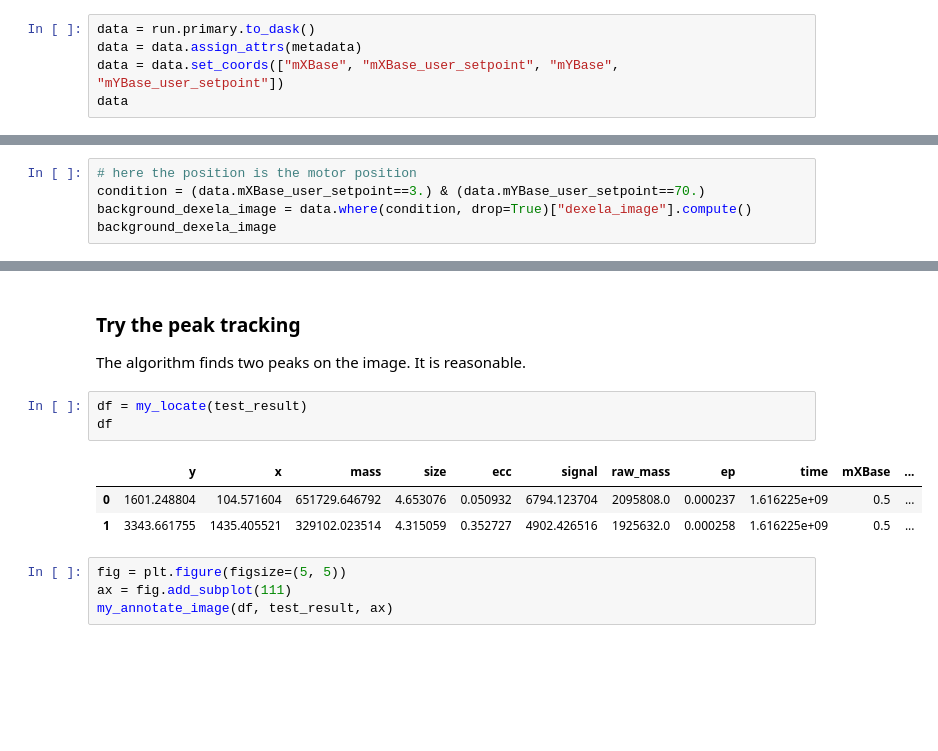
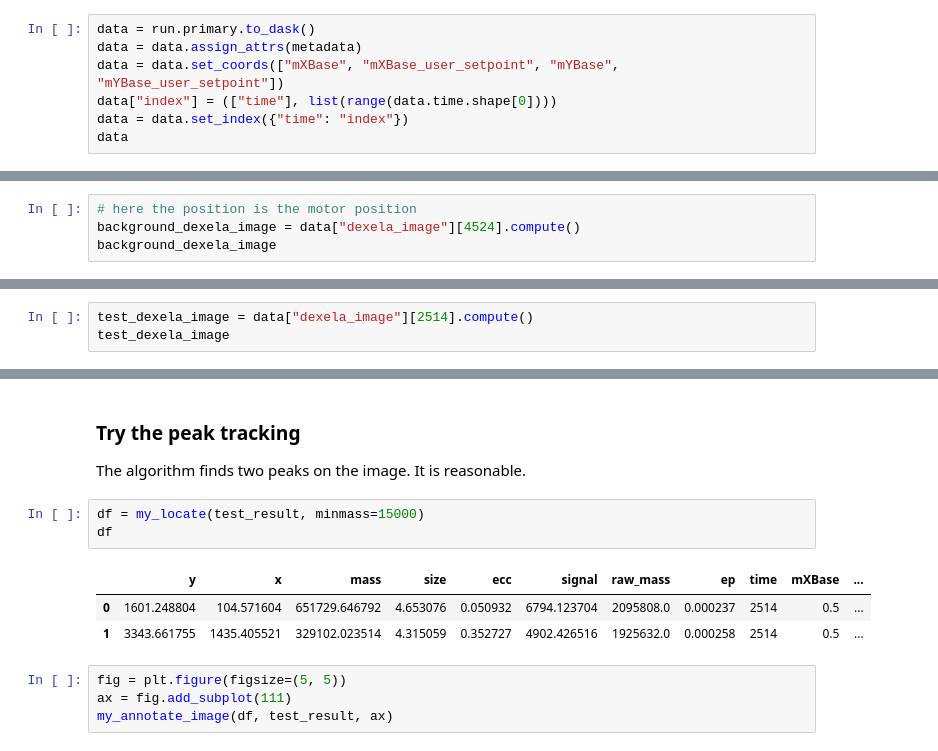
Before and after one commit to st3107/tomology, a Jupyter notebook: notebooks/explore_data.ipynb, the cells around one changed output, grey strips where cells are left out. Saved outputs shown, nothing was run; the diff lists cells and outputs as text; blank space fills up the shorter version.

```diff
--- a/notebooks/explore_data.ipynb
+++ b/notebooks/explore_data.ipynb
@@ -52,5 +52,7 @@ BlueskyRun
 data = run.primary.to_dask()
 data = data.assign_attrs(metadata)
 data = data.set_coords(["mXBase", "mXBase_user_setpoint", "mYBase", "mYBase_user_setpoint"])
+data["index"] = (["time"], list(range(data.time.shape[0])))
+data = data.set_index({"time": "index"})
 data
 # %% [output]
@@ -145,7 +147,6 @@ _ = my_color_map(total_intensity, size=12)
 Pick one image of pure air scattering as the background and use it to subtract other images.
 # %%
 # here the position is the motor position
-condition = (data.mXBase_user_setpoint==3.) & (data.mYBase_user_setpoint==70.)
-background_dexela_image = data.where(condition, drop=True)["dexela_image"].compute()
+background_dexela_image = data["dexela_image"][4524].compute()
 background_dexela_image
 # %% [output]
@@ -204,0 +178,3 @@ Attributes:
+# %%
+test_dexela_image = data["dexela_image"][2514].compute()
+test_dexela_image
@@ -238,12 +232,12 @@ _ = my_color_map(test_result, size=10)
 
 The algorithm finds two peaks on the image. It is reasonable.
 # %%
-df = my_locate(test_result)
+df = my_locate(test_result, minmass=15000)
 df
 # %% [output]
 |  | y | x | mass | size | ecc | signal | raw_mass | ep | time | mXBase | ... |
-| 0 | 1601.248804 | 104.571604 | 651729.646792 | 4.653076 | 0.050932 | 6794.123704 | 2095808.0 | 0.000237 | 1.616225e+09 | 0.5 | ... |
-| 1 | 3343.661755 | 1435.405521 | 329102.023514 | 4.315059 | 0.352727 | 4902.426516 | 1925632.0 | 0.000258 | 1.616225e+09 | 0.5 | ... |
+| 0 | 1601.248804 | 104.571604 | 651729.646792 | 4.653076 | 0.050932 | 6794.123704 | 2095808.0 | 0.000237 | 2514 | 0.5 | ... |
+| 1 | 3343.661755 | 1435.405521 | 329102.023514 | 4.315059 | 0.352727 | 4902.426516 | 1925632.0 | 0.000258 | 2514 | 0.5 | ... |
 # %%
 fig = plt.figure(figsize=(5, 5))
 ax = fig.add_subplot(111)
```
Also changed, not shown: parts of 13 cells of this notebook, 6 other files.
